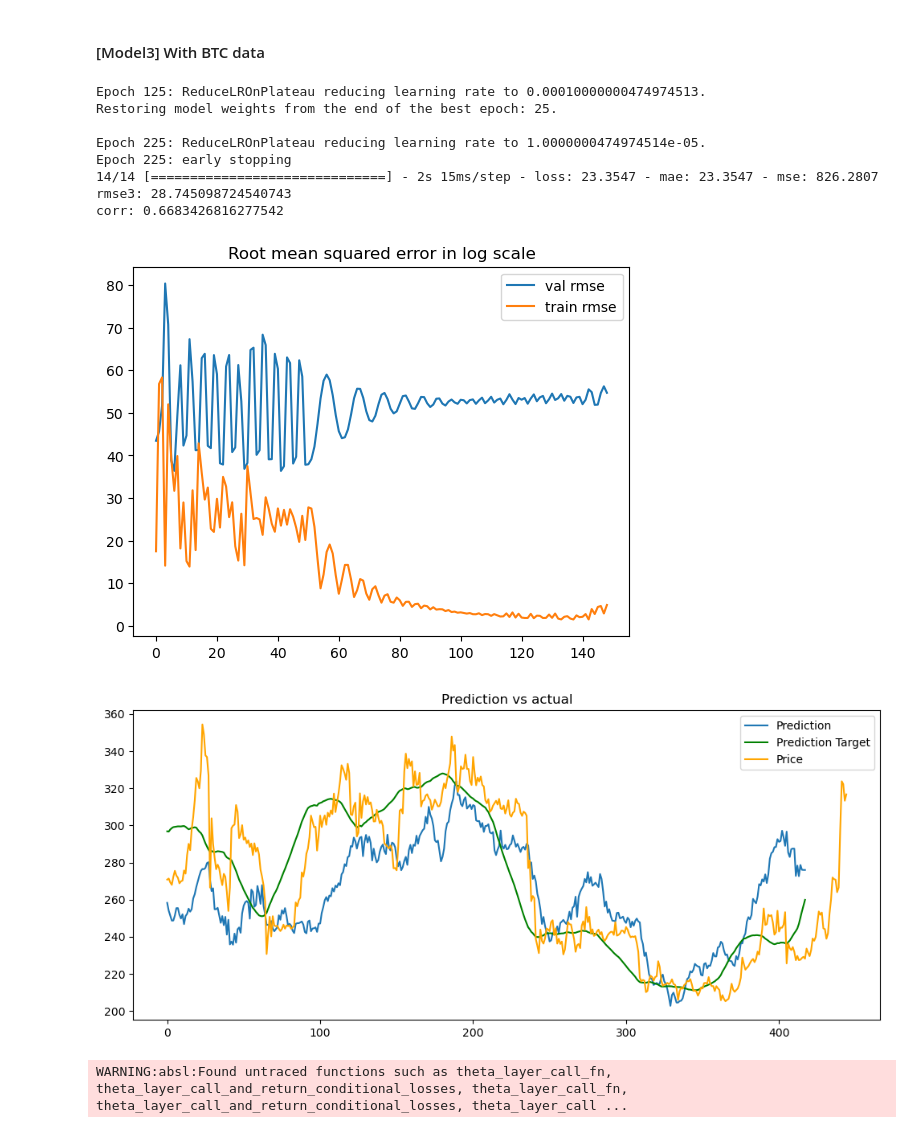
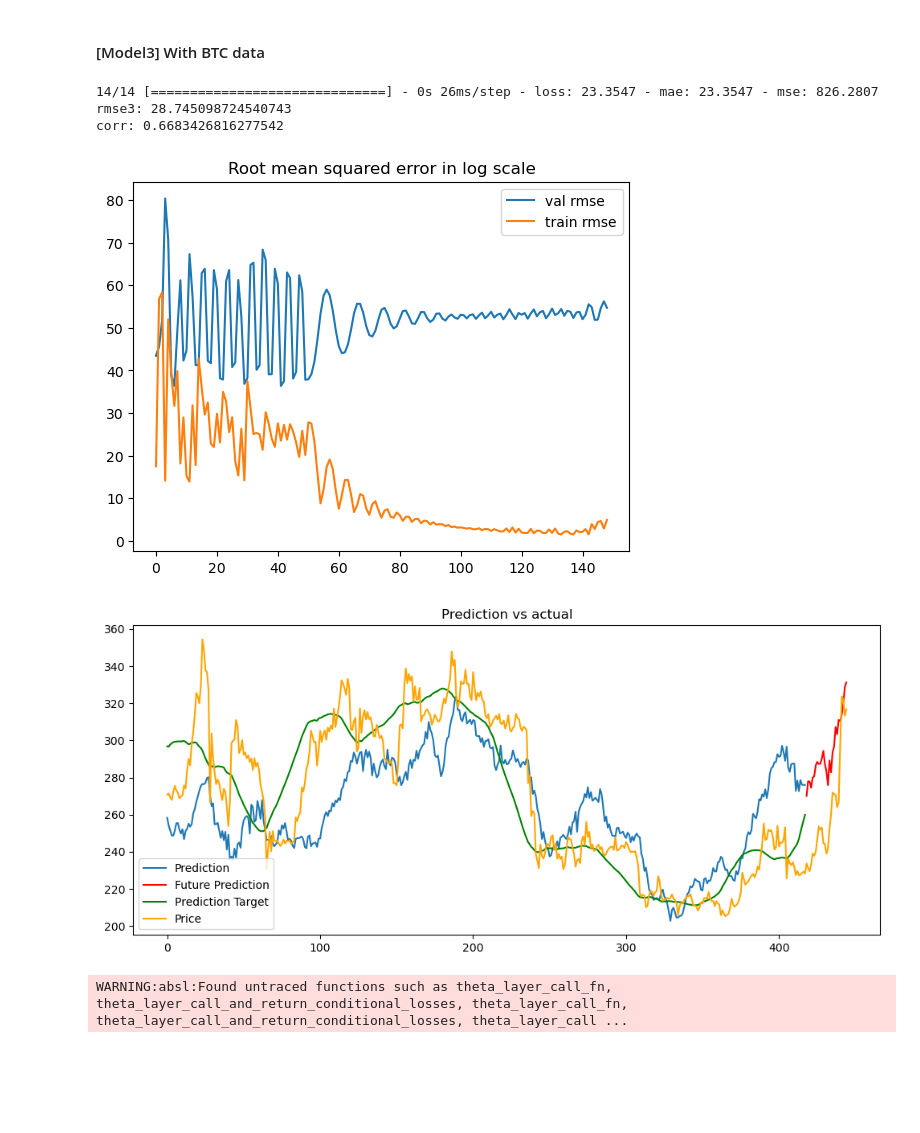
Before and after one commit to wwboy6/dl-btc-bnb, a Jupyter notebook: 04-futureaverage.ipynb, the cells around one changed output. Saved outputs shown, nothing was run; the diff lists cells and outputs as text; code cells hidden in the pictures; blank space fills up the shorter version.

Commit message:
feat: add future prediction

```diff
--- a/04-futureaverage.ipynb
+++ b/04-futureaverage.ipynb
@@ -291,36 +291,41 @@ history3 = model3.fit(train_dataset,
             verbose=0, # prevent large amounts of training outputs
             callbacks=[tf.keras.callbacks.EarlyStopping(monitor="val_loss", patience=200, restore_best_weights=True, verbose=1),
                       tf.keras.callbacks.ReduceLROnPlateau(monitor="val_loss", patience=100, verbose=1)])
-
-rmse3 = np.sqrt(model3.evaluate(x_test3, y_test)[2])
-print(f"rmse3: {rmse3}")
-
-# plot error
-plotHistoryRSME(history3)
-
-# plot prediction
-prediction3 = model3.predict(x_test3)
-
-plt.figure(figsize=(12, 5))
-plt.plot(prediction3, label='Prediction')
-plt.plot(y_test, label='Prediction Target', color='green')
-plt.plot(np.array(bnb_data["Close"][-visionWindowSize-testSize:-1]), label='Price', color="orange")
-plt.title('Prediction vs actual')
-plt.legend()
-
-corr3 = np.corrcoef(prediction3.reshape(-1), y_test)[0, 1]
-print(f"corr: {corr3}")
-# %% [output]
-Epoch 125: ReduceLROnPlateau reducing learning rate to 0.00010000000474974513.
-Restoring model weights from the end of the best epoch: 25.
-
-Epoch 225: ReduceLROnPlateau reducing learning rate to 1.0000000474974514e-05.
-Epoch 225: early stopping
-14/14 [==============================] - 2s 15ms/step - loss: 23.3547 - mae: 23.3547 - mse: 826.2807
-rmse3: 28.745098724540743
-corr: 0.6683426816277542
-[figure, removed]
-[figure, removed]
+# %%
+rmse3 = np.sqrt(model3.evaluate(x_test3, y_test)[2])
+print(f"rmse3: {rmse3}")
+
+# plot error
+plotHistoryRSME(history3)
+
+# plot prediction
+
+plt.figure(figsize=(12, 5))
+
+prediction3 = model3.predict(x_test3)
+plt.plot(prediction3, label='Prediction')
+
+bnb_future = np.array(bnb_data["Close"][-visionWindowSize-windowSize:-1])
+bnb_future_input = prepareTrainingInputs(bnb_future, windowSize, 0)
+btc_future = np.array(btc_data["Close"][-visionWindowSize-windowSize:-1]) / BTC_FOR_BNB_SCALE
+btc_future_input = prepareTrainingInputs(btc_future, windowSize, 0)
+x_future = np.array([np.concatenate((btc_future_input[i], bnb_future_input[i])) for i in range(len(bnb_future_input))])
+futurePrediction = model3.predict(x_future)
+plt.plot(range(testSize, testSize+visionWindowSize-1), futurePrediction, label='Future Prediction', color='red')
+
+plt.plot(y_test, label='Prediction Target', color='green')
+plt.plot(np.array(bnb_data["Close"][-visionWindowSize-testSize:-1]), label='Price', color="orange")
+plt.title('Prediction vs actual')
+plt.legend()
+
+corr3 = np.corrcoef(prediction3.reshape(-1), y_test)[0, 1]
+print(f"corr: {corr3}")
+# %% [output]
+14/14 [==============================] - 0s 26ms/step - loss: 23.3547 - mae: 23.3547 - mse: 826.2807
+rmse3: 28.745098724540743
+corr: 0.6683426816277542
+[figure, added]
+[figure, added]
 # %%
 model3.save('models/model4-3')
 # %% [output]
```
